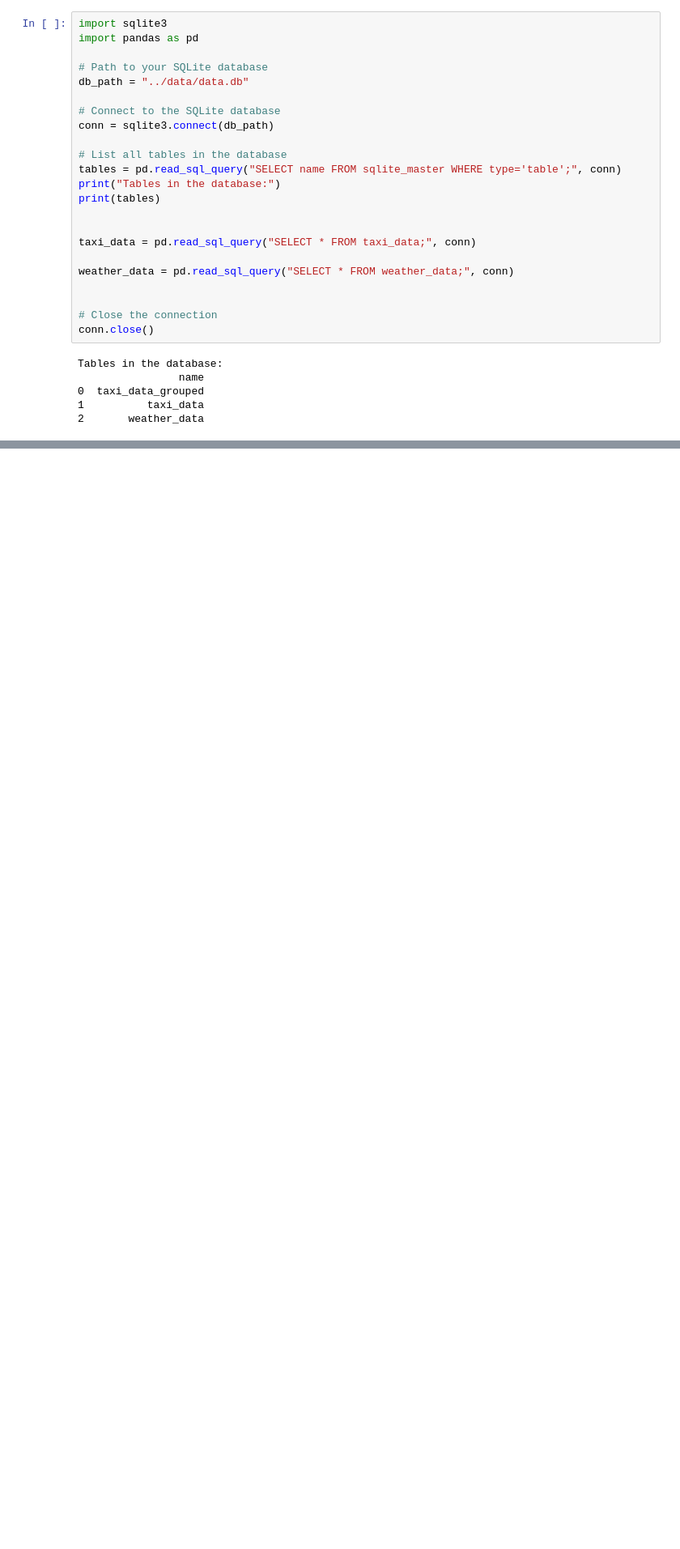
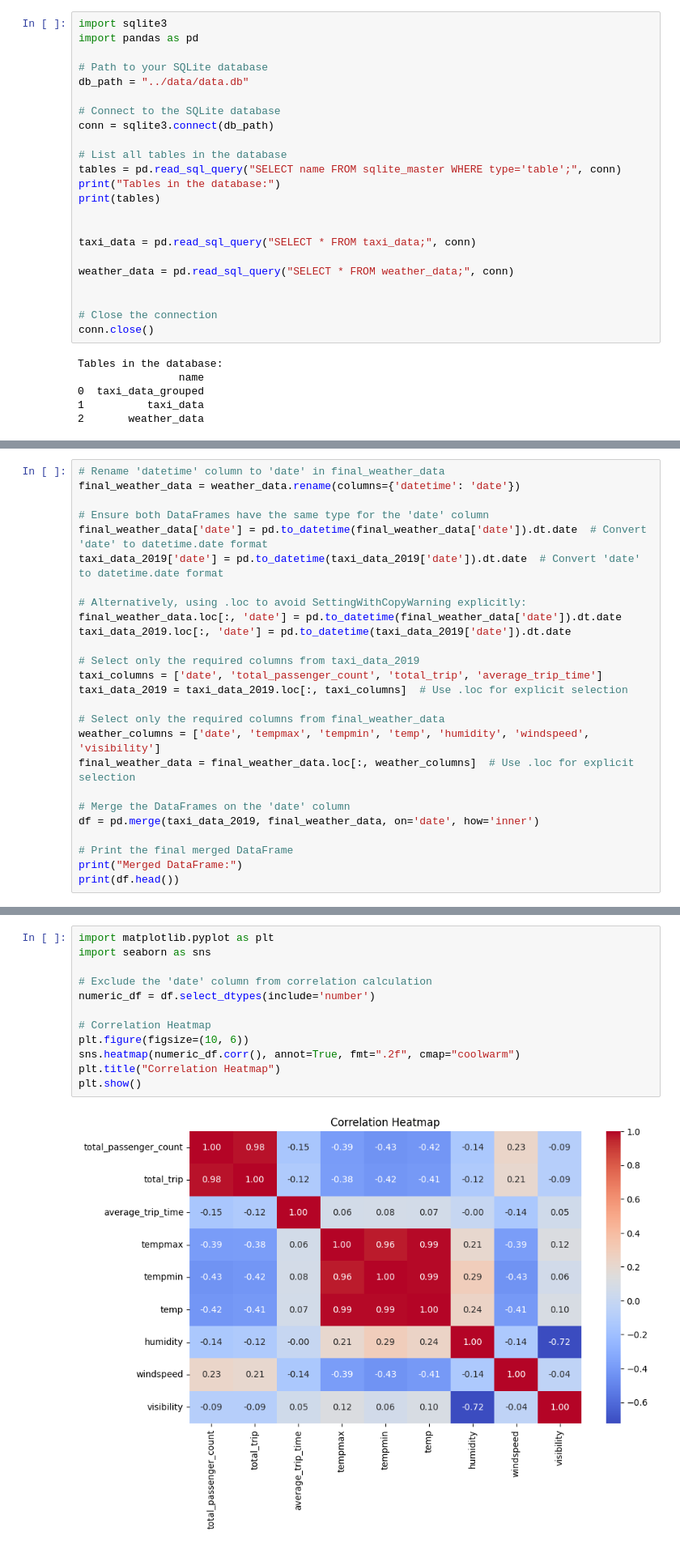
Before and after one commit to dhavalrm96/MADE_Project_DhavalM_23230953, a Jupyter notebook: project/anaysis.ipynb, the cells around one changed output, grey strips where cells are left out. Shown at 81% size. Cells and saved outputs as stored; diff of their text form; blank space fills up the shorter version.

```diff
--- a/project/anaysis.ipynb
+++ b/project/anaysis.ipynb
@@ -389,0 +58,26 @@ plt.show()
+# %%
+# Rename 'datetime' column to 'date' in final_weather_data
+final_weather_data = weather_data.rename(columns={'datetime': 'date'})
+
+# Ensure both DataFrames have the same type for the 'date' column
+final_weather_data['date'] = pd.to_datetime(final_weather_data['date']).dt.date  # Convert 'date' to datetime.date format
+taxi_data_2019['date'] = pd.to_datetime(taxi_data_2019['date']).dt.date  # Convert 'date' to datetime.date format
+
+# Alternatively, using .loc to avoid SettingWithCopyWarning explicitly:
+final_weather_data.loc[:, 'date'] = pd.to_datetime(final_weather_data['date']).dt.date
+taxi_data_2019.loc[:, 'date'] = pd.to_datetime(taxi_data_2019['date']).dt.date
+
+# Select only the required columns from taxi_data_2019
+taxi_columns = ['date', 'total_passenger_count', 'total_trip', 'average_trip_time']
+taxi_data_2019 = taxi_data_2019.loc[:, taxi_columns]  # Use .loc for explicit selection
+
+# Select only the required columns from final_weather_data
+weather_columns = ['date', 'tempmax', 'tempmin', 'temp', 'humidity', 'windspeed', 'visibility']
+final_weather_data = final_weather_data.loc[:, weather_columns]  # Use .loc for explicit selection
+
+# Merge the DataFrames on the 'date' column
+df = pd.merge(taxi_data_2019, final_weather_data, on='date', how='inner')
+
+# Print the final merged DataFrame
+print("Merged DataFrame:")
+print(df.head())
@@ -389,0 +155,14 @@ plt.show()
+# %%
+import matplotlib.pyplot as plt
+import seaborn as sns
+
+# Exclude the 'date' column from correlation calculation
+numeric_df = df.select_dtypes(include='number')
+
+# Correlation Heatmap
+plt.figure(figsize=(10, 6))
+sns.heatmap(numeric_df.corr(), annot=True, fmt=".2f", cmap="coolwarm")
+plt.title("Correlation Heatmap")
+plt.show()
+# %% [output]
+[figure, added]
```
Also changed, not shown: parts of 51 cells of this notebook, 1 other file.
